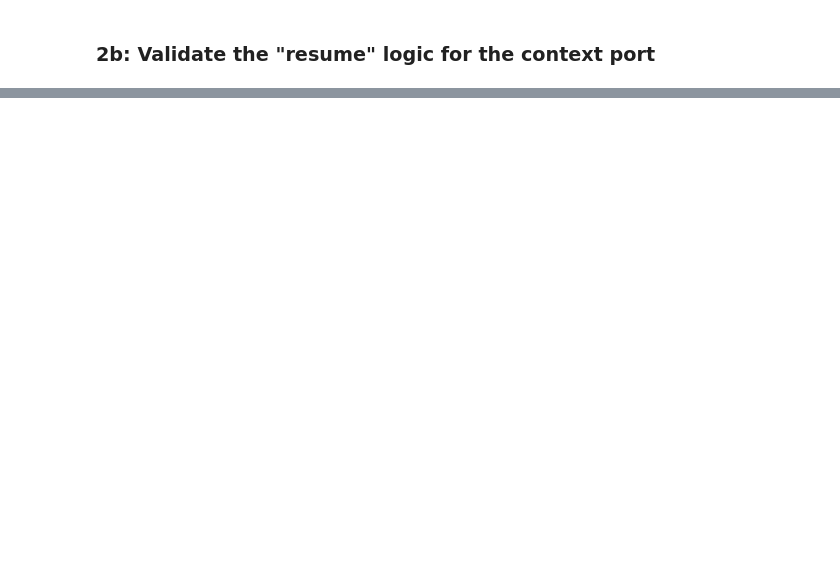
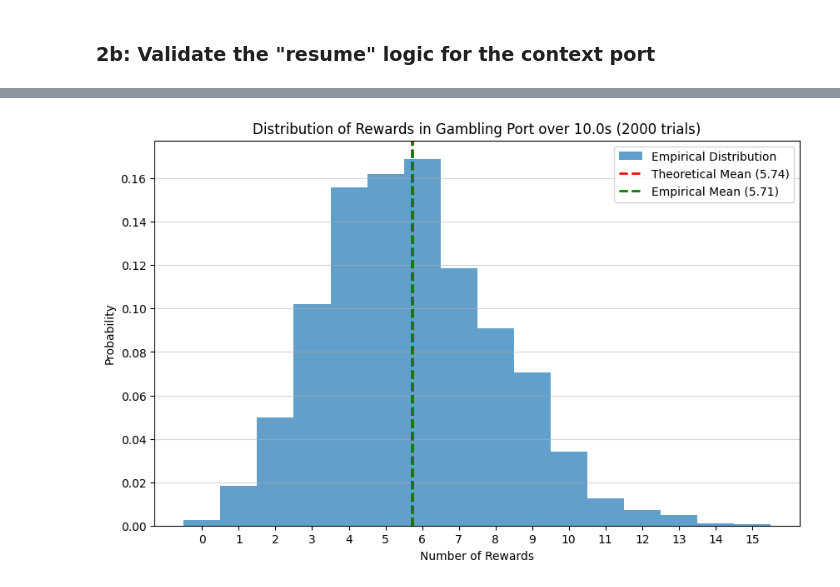
Before and after one commit to Szzzesan/reinforcement-learning-models, a Jupyter notebook: experiment.ipynb, the cells around one changed output, grey strips where cells are left out. Drawn from its saved outputs; the diff is of its cells as text; code cells hidden in the pictures; blank space fills up the shorter version.

```diff
--- a/experiment.ipynb
+++ b/experiment.ipynb
@@ -122,6 +141,10 @@ while not is_terminal:
     elif port_id == env.GAMBLING_PORT:
         action = 1
 
+    elif port_id == 2:
+        if time_in_port >= env.travel_time:
+            action = 1
+
     # If traveling back to context port
     if is_terminal: break
     reward, observation, is_terminal = env.env_step(action)
@@ -156,0 +182,83 @@ Expected wait time was 1.50s.
+# %%
+print("\n--- Running Test 3: Statistical Validation of Gambling Port ---")
+from tqdm import tqdm
+# --- 1. Helper function for the theoretical calculation ---
+def calculate_theoretical_rewards(env, wait_duration):
+    """Calculates the expected number of rewards for a fixed wait time."""
+    expected_rewards = 0
+    for t_step in range(int(wait_duration / env.dt)):
+        time_in_port = t_step * env.dt
+        # We call the environment's own probability function to ensure consistency
+        prob = env._get_gambling_reward_prob(time_in_port)
+        expected_rewards += prob
+    return expected_rewards
+
+# --- 2. Setup and run the simulation trials ---
+env = ForagingEnvironment()
+env_info = {"time_step_duration": 0.1, "seed": 2077}
+env.env_init(env_info)
+
+num_trials = 2000
+wait_duration = 10.0  # How long the agent will wait in the gambling port per trial
+rewards_per_trial = []
+
+# Calculate the theoretical expectation first
+theoretical_avg = calculate_theoretical_rewards(env, wait_duration)
+print(f"Running {num_trials} trials, waiting {wait_duration}s each time.")
+print(f"Theoretical average rewards per trial: {theoretical_avg:.4f}")
+
+for _ in tqdm(range(num_trials)):
+    observation = env.env_start()
+    is_terminal = False
+
+    # Dummy Agent Logic:
+    # 1. Complete the context port task to unlock the gambling port.
+    # 2. Go to the gambling port and wait for `wait_duration`.
+
+    in_gambling_port = False
+    rewards_this_trial = 0
+
+    while not is_terminal:
+        port_id, time_in_port, _, _, rewards_collected, _ = observation
+        action = 0 # Stay by default
+
+        if port_id == env.CONTEXT_PORT and rewards_collected == env.context_rewards_max:
+            action = 1 # Leave context
+        elif port_id == env.GAMBLING_PORT:
+            in_gambling_port = True
+            if time_in_port >= wait_duration:
+                break # End this trial
+        elif (port_id == 2) and (time_in_port >= env.travel_time):
+            action = 1
+
+        reward, observation, is_terminal = env.env_step(action)
+
+        # Only count rewards once we are in the gambling port for this test
+        if in_gambling_port and reward > 0:
+            rewards_this_trial += 1
+
+    rewards_per_trial.append(rewards_this_trial)
+
+# --- 3. Compare empirical results to theoretical expectation ---
+empirical_avg = np.mean(rewards_per_trial)
+print(f"Empirical average rewards per trial:   {empirical_avg:.4f}")
+
+# --- 4. Rigorous Check ---
+# We expect the empirical average to be close to the theoretical one.
+# A tolerance of 5% of the theoretical value is reasonable for this many trials.
+assert np.isclose(theoretical_avg, empirical_avg, rtol=0.05), "TEST FAILED: Empirical average is too far from theoretical average!"
+print("\n--- Test 3 Passed! ---")
+
+# --- 5. Visualize the distribution ---
+plt.figure(figsize=(10, 6))
+plt.hist(rewards_per_trial, bins=np.arange(max(rewards_per_trial) + 2) - 0.5, density=True, alpha=0.7, label='Empirical Distribution')
+plt.axvline(theoretical_avg, color='r', linestyle='--', linewidth=2, label=f'Theoretical Mean ({theoretical_avg:.2f})')
+plt.axvline(empirical_avg, color='g', linestyle='--', linewidth=2, label=f'Empirical Mean ({empirical_avg:.2f})')
+plt.title(f'Distribution of Rewards in Gambling Port over {wait_duration}s ({num_trials} trials)')
+plt.xlabel("Number of Rewards")
+plt.ylabel("Probability")
+plt.xticks(np.arange(max(rewards_per_trial) + 1))
+plt.legend()
+plt.grid(axis='y', alpha=0.5)
+plt.show()
+# %% [output]
@@ -156,0 +271 @@ Expected wait time was 1.50s.
+[figure, added]
```
Also changed, not shown: parts of 8 cells of this notebook, 1 other file.
